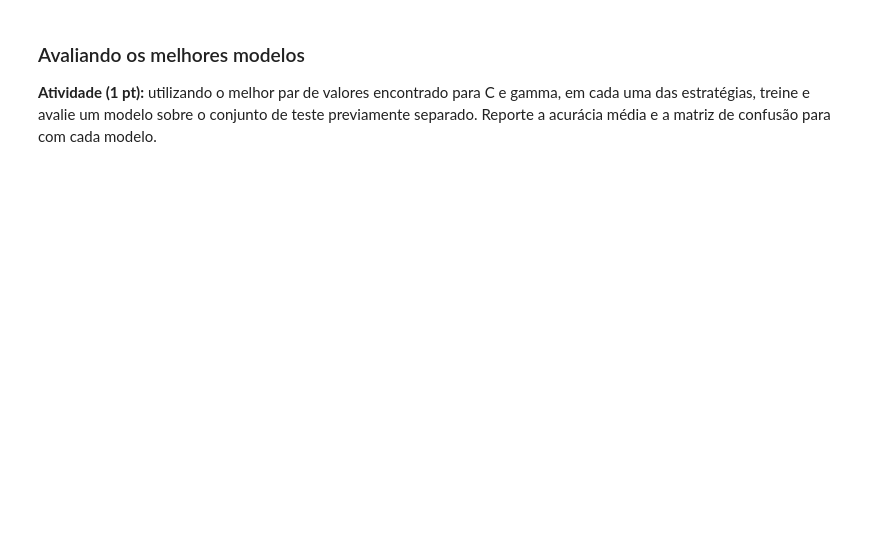
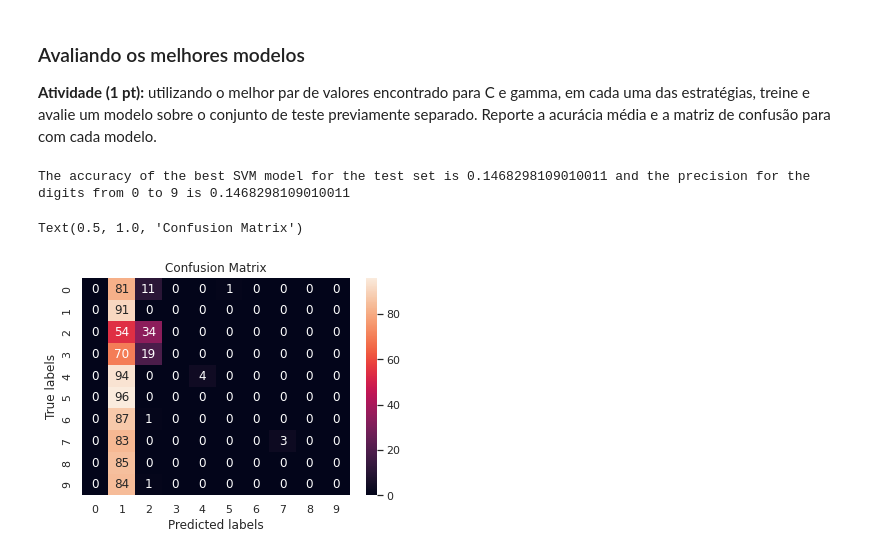
Before and after one commit to kroncatti/complex-data-mining, a Jupyter notebook: inf-0616-supervised-learning/assignment2-svr-svm/assignment_2.ipynb, the cells around one changed output. Cells and saved outputs as stored; diff of their text form; code cells hidden in the pictures; blank space fills up the shorter version.

```diff
--- a/inf-0616-supervised-learning/assignment2-svr-svm/assignment_2.ipynb
+++ b/inf-0616-supervised-learning/assignment2-svr-svm/assignment_2.ipynb
@@ -361,8 +534,8 @@ SVC(C=0.5, kernel='linear')
 **Atividade (1 pt):** utilizando o kernel RBF, defina e treine uma máquina de vetor de suporte. Faça um grid search nos valores de C e gamma com validação cruzada em 10 folds.
 # %%
 param_C_gamma = {
-    'C': np.logspace(-1, 2, 6),
-    'gamma': np.logspace(-4, 0, 4)
+    'C': np.logspace(-2, 3, 6),
+    'gamma': np.logspace(-9, 3, 13)
 }
 # %%
 svc_C_gamma = svm.SVC(kernel='rbf')
@@ -384,13 +557,16 @@ SVC(C=100.0, gamma=0.002154434690031882)
 **Atividade (1 pt):** aumente o intervalo de busca de C e gamma e faça uma busca randômica pelo intervalo.
 # %%
 param_C_gamma_random = {
-    'C': np.logspace(-2, 3, 8),
-    'gamma': np.logspace(-9, 3, 8)
+    'C': np.logspace(-2, 3, 6),
+    'gamma': np.logspace(-9, 3, 13)
 }
 
 svc_random = svm.SVC(kernel='rbf')
 
-clf_random = RandomizedSearchCV(estimator=svc_random, param_distributions=param_C_gamma_random, cv=cv)
+clf_random = RandomizedSearchCV(estimator=svc_random,
+                                param_distributions=param_C_gamma_random,
+                                cv=cv,
+                                random_state=rs)
 
 clf_random.fit(x_train,y_train)
 # %% [output]
@@ -408,3 +583,26 @@ SVC(C=193.06977288832496, gamma=0.007196856730011514)
 ### Avaliando os melhores modelos
 
 **Atividade (1 pt):** utilizando o melhor par de valores encontrado para C e gamma, em cada uma das estratégias, treine e avalie um modelo sobre o conjunto de teste previamente separado. Reporte a acurácia média e a matriz de confusão para com cada modelo.
+# %%
+fst_model = svm.SVC(C=100.0, gamma=0.001)
+scd_model = svm.SVC(C=1000.0, gamma=0.1)
+# %%
+fst_model.fit(x_train, y_train)
+
+y_pred_test = fst_model.predict(x_test)
+# %%
+# Applying accuracy and precision
+acc_best_svm_test = metrics.accuracy_score(y_true=y_test, y_pred=y_pred_test)
+prec_best_svm_test = metrics.precision_score(y_true=y_test, y_pred=y_pred_test, average='micro')
+print(f"The accuracy of the best SVM model for the test set is {acc_best_svm_test} and the precision for the digits from 0 to 9 is {prec_best_svm_test}")
+
+# Confusion matrix
+cm_best_svm_test = metrics.confusion_matrix(y_true=y_test, y_pred=y_pred_test)
+ax= plt.subplot()
+sns.heatmap(cm_best_svm_test, annot=True, fmt='g', ax=ax)
+ax.set_xlabel('Predicted labels');ax.set_ylabel('True labels');
+ax.set_title('Confusion Matrix')
+# %% [output]
+The accuracy of the best SVM model for the test set is 0.1468298109010011 and the precision for the digits from 0 to 9 is 0.1468298109010011
+Text(0.5, 1.0, 'Confusion Matrix')
+[figure, added]
```
Also changed, not shown: parts of 38 cells of this notebook, 1 other file.
